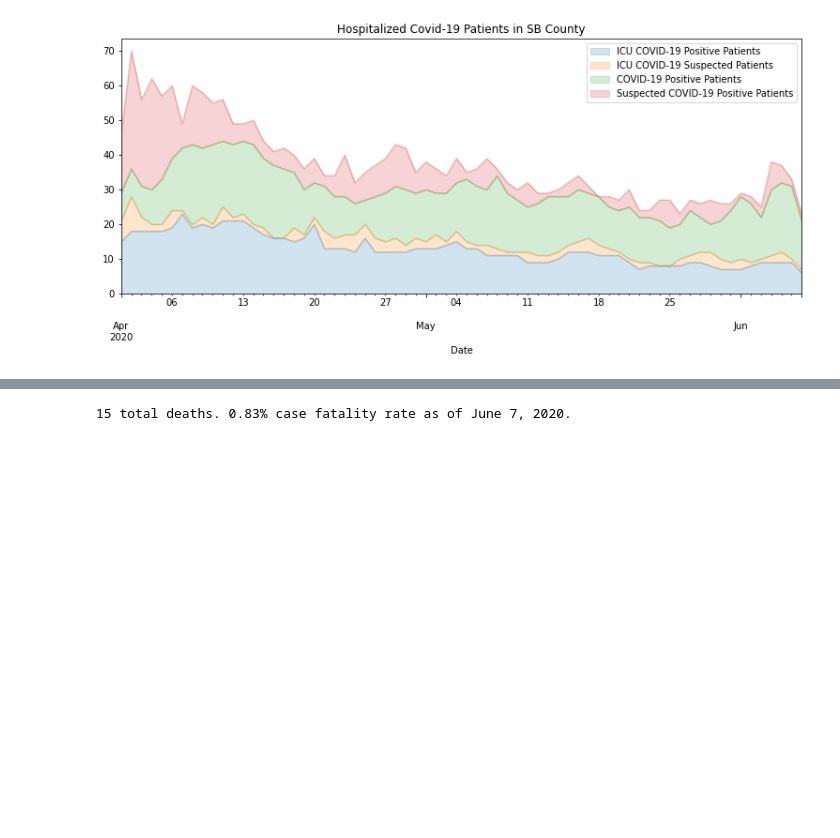
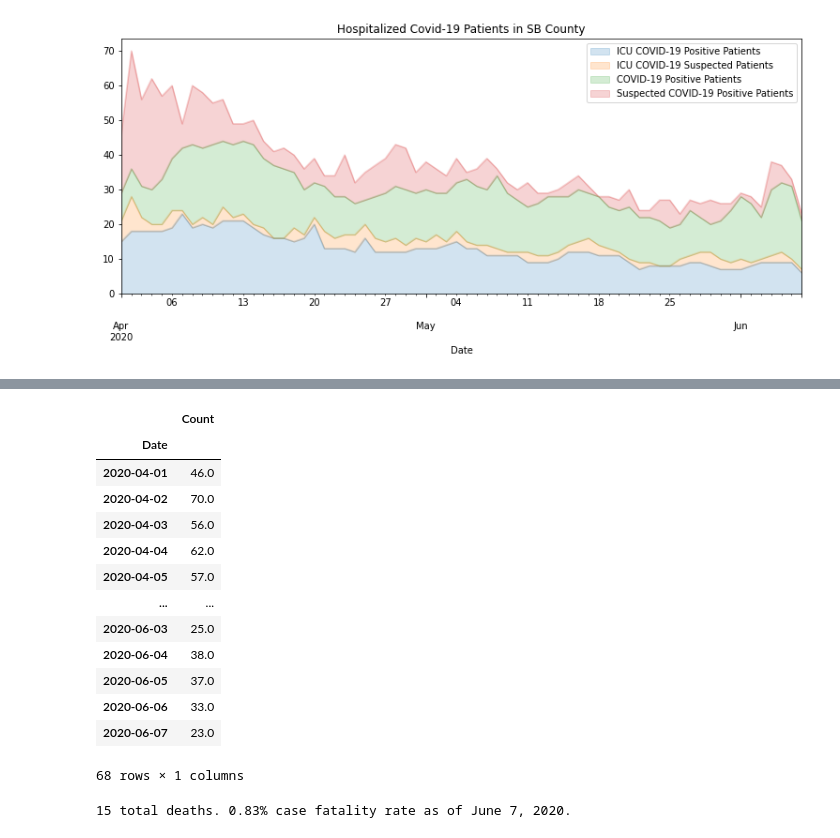
Before and after one commit to jkibele/SB_Covid, a Jupyter notebook: SB_Covid.ipynb, the cells around one changed output, grey strips where cells are left out. Saved outputs shown, nothing was run; the diff lists cells and outputs as text; code cells hidden in the pictures; blank space fills up the shorter version.

```diff
--- a/SB_Covid.ipynb
+++ b/SB_Covid.ipynb
@@ -74,3 +77,20 @@ fig.show()
+# %%
+sbc.groupby('Date').sum()
+# %% [output]
+|  | Count |
+| Date |  |
+| 2020-04-01 | 46.0 |
+| 2020-04-02 | 70.0 |
+| 2020-04-03 | 56.0 |
+| 2020-04-04 | 62.0 |
+| 2020-04-05 | 57.0 |
+| ... | ... |
+| 2020-06-03 | 25.0 |
+| 2020-06-04 | 38.0 |
+| 2020-06-05 | 37.0 |
+| 2020-06-06 | 33.0 |
+| 2020-06-07 | 23.0 |
+68 rows × 1 columns
 # %%
 death_per_confirmed = (sbdf['Total Count Deaths'].max() / sbdf['Total Count Confirmed'].max()) * 100
 n_dead = sbdf['Total Count Deaths'].max().astype('int')
```
Also changed, not shown: parts of 3 cells of this notebook, 1 other file.
